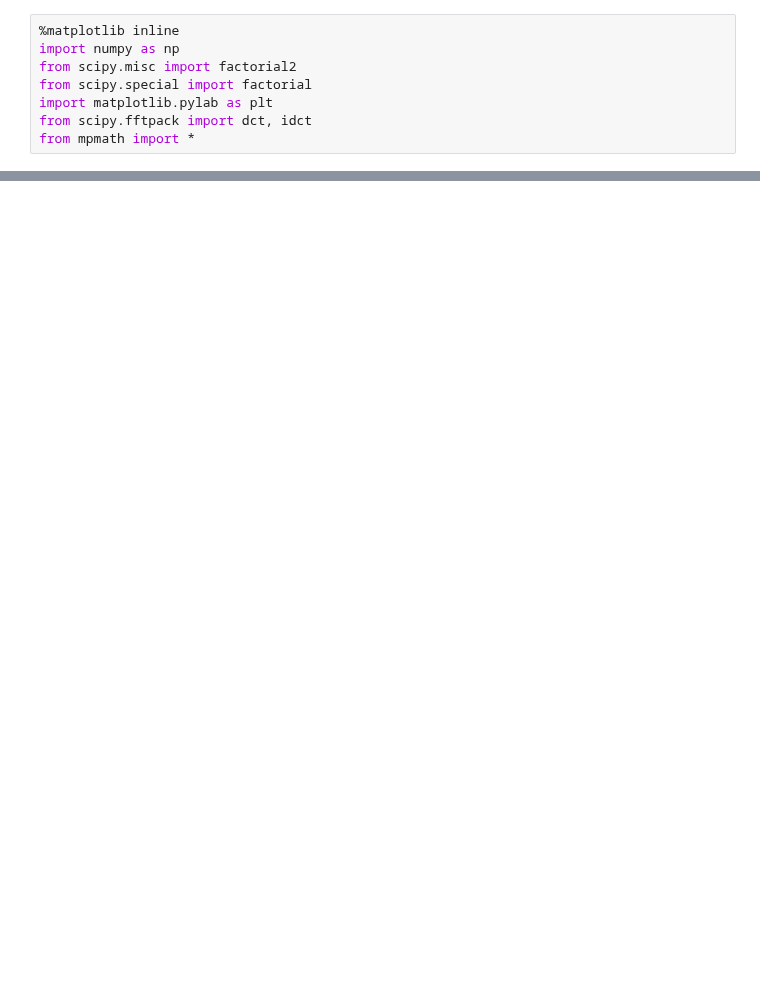
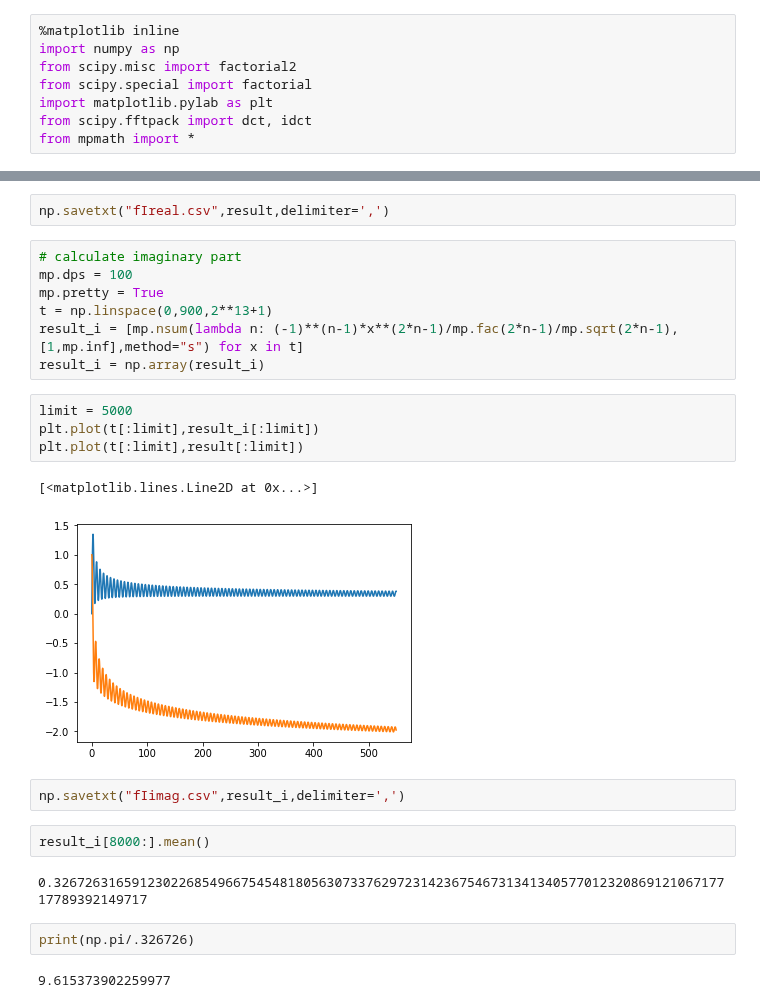
Before and after one commit to hstrey/FCS-simulations, a Jupyter notebook: moment problem with series acceleration.ipynb, the cells around one changed output, grey strips where cells are left out. Cells and saved outputs as stored; diff of their text form; blank space fills up the shorter version.

```diff
--- a/moment problem with series acceleration.ipynb
+++ b/moment problem with series acceleration.ipynb
@@ -19,0 +21,26 @@ plt.plot(t[:1000],result[:1000])
+# %%
+np.savetxt("fIreal.csv",result,delimiter=',')
+# %%
+# calculate imaginary part
+mp.dps = 100
+mp.pretty = True
+t = np.linspace(0,900,2**13+1)
+result_i = [mp.nsum(lambda n: (-1)**(n-1)*x**(2*n-1)/mp.fac(2*n-1)/mp.sqrt(2*n-1),[1,mp.inf],method="s") for x in t]
+result_i = np.array(result_i)
+# %%
+limit = 5000
+plt.plot(t[:limit],result_i[:limit])
+plt.plot(t[:limit],result[:limit])
+# %% [output]
+[<matplotlib.lines.Line2D at 0x...>]
+[figure, added]
+# %%
+np.savetxt("fIimag.csv",result_i,delimiter=',')
+# %%
+result_i[8000:].mean()
+# %% [output]
+0.3267263165912302268549667545481805630733762972314236754673134134057701232086912106717717789392149717
+# %%
+print(np.pi/.326726)
+# %% [output]
+9.615373902259977
```
Also changed, not shown: parts of 3 cells of this notebook, 3 other files.
